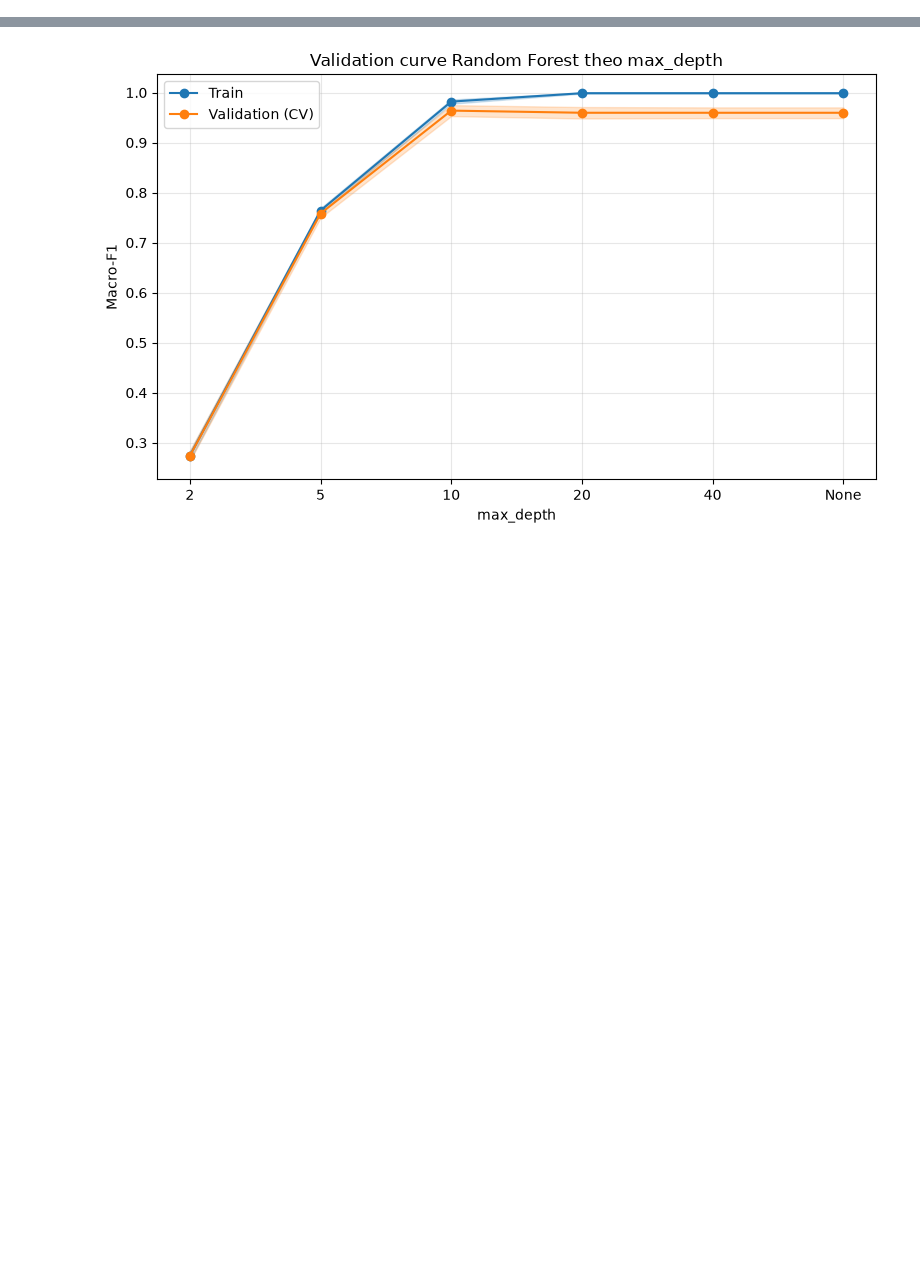
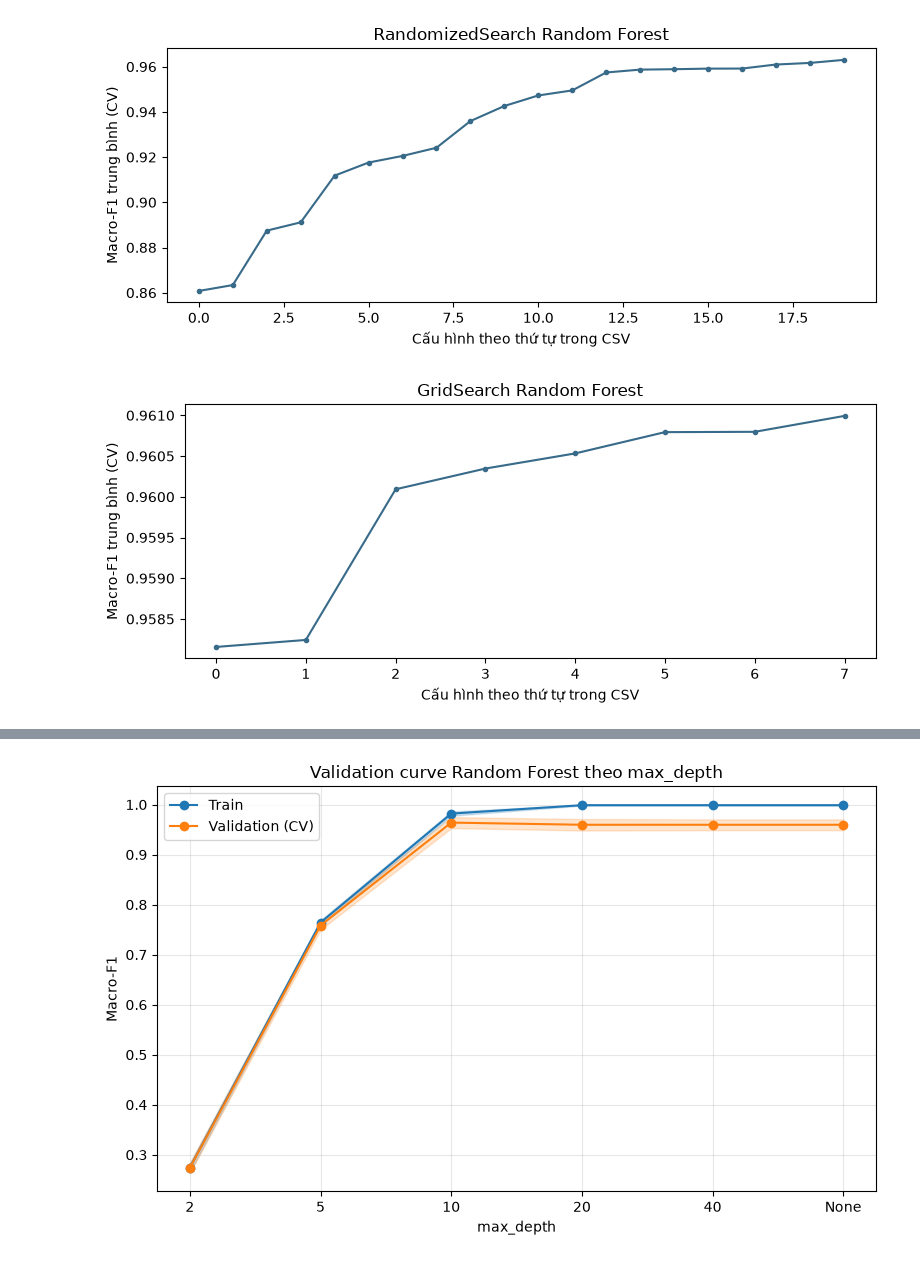
Before and after one commit to PhamNgocTuan-2006/SGU26K2_MayHoc, a Jupyter notebook: DeTaiCuoiKy_V2/experiments/03_tuning.ipynb, the cells around one changed output, grey strips where cells are left out. Cells and saved outputs as stored; diff of their text form; code cells hidden in the pictures; blank space fills up the shorter version.

```diff
--- a/DeTaiCuoiKy_V2/experiments/03_tuning.ipynb
+++ b/DeTaiCuoiKy_V2/experiments/03_tuning.ipynb
@@ -47,5 +47,24 @@ Fitting 5 folds for each of 20 candidates, totalling 100 fits
 best_params: {'n_estimators': 100, 'min_samples_leaf': 1, 'max_features': 'log2', 'max_depth': 10, 'class_weight': None}
 best_score : 0.963
+# %%
+from pathlib import Path
+import matplotlib.pyplot as plt
+import pandas as pd
+
+results = (Path('..') if Path.cwd().name == 'experiments' else Path('.')) / 'results'
+for filename, title, output in [('tuning_rf_random.csv', 'RandomizedSearch Random Forest', 'tuning_rf_random.png'), ('tuning_rf_grid.csv', 'GridSearch Random Forest', 'tuning_rf_grid.png')]:
+    data = pd.read_csv(results / f'cv/{filename}')
+    values = data['mean_test_score'].sort_values().reset_index(drop=True)
+    fig, ax = plt.subplots(figsize=(8, 3.5))
+    values.plot(ax=ax, color='#386A89', marker='o', markersize=3)
+    ax.set(title=title, xlabel='Cấu hình theo thứ tự trong CSV', ylabel='Macro-F1 trung bình (CV)')
+    fig.tight_layout()
+    (results / 'figures').mkdir(exist_ok=True)
+    fig.savefig(results / f'figures/{output}', dpi=300, bbox_inches='tight')
+    plt.show()
+# %% [output]
+[figure, added]
+[figure, added]
 # %%
 from sklearn.model_selection import GridSearchCV
 
```
Also changed, not shown: parts of 2 cells of this notebook, 14 other files.
